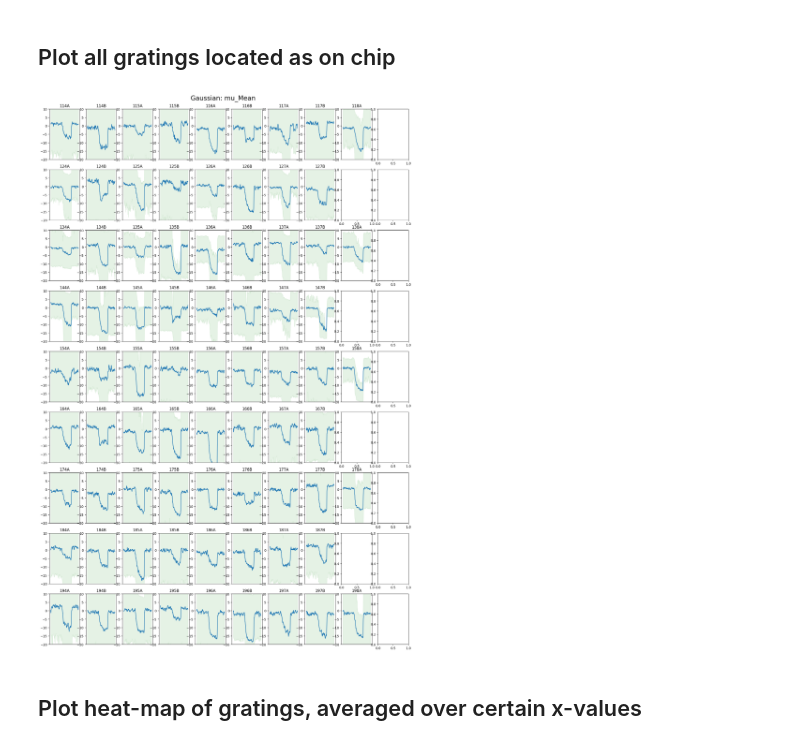
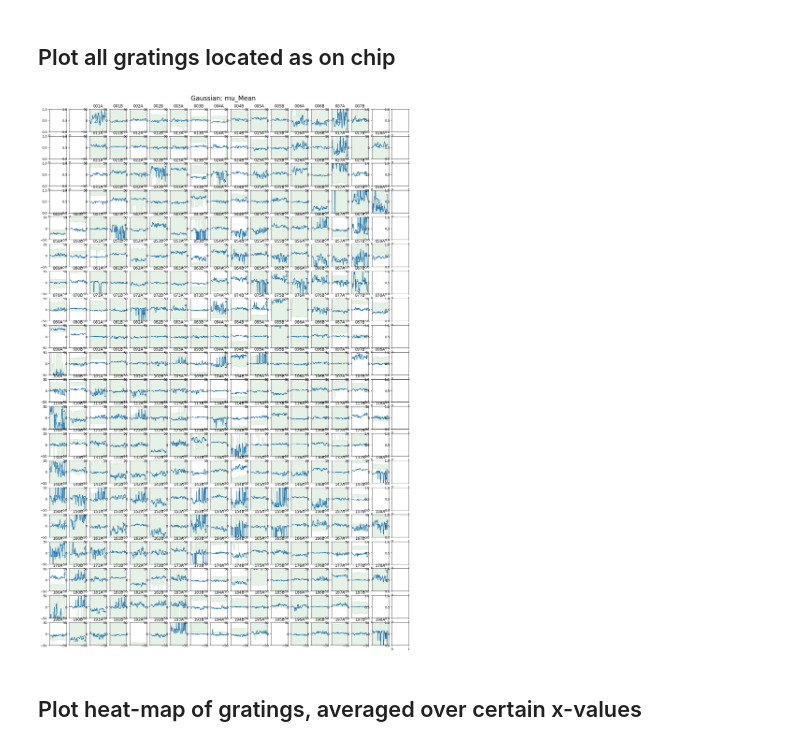
Before and after one commit to cr806/ChirpArrayScripts, a Jupyter notebook: notebook_files/Analyse_ROI_CSVs.ipynb, the cells around one changed output. Saved outputs shown, nothing was run; the diff lists cells and outputs as text; code cells hidden in the pictures.

Commit message:
Changes made for full array analysis

```diff
--- a/notebook_files/Analyse_ROI_CSVs.ipynb
+++ b/notebook_files/Analyse_ROI_CSVs.ipynb
@@ -9,7 +9,7 @@ from matplotlib.animation import FFMpegWriter
 pd.set_option('display.max_columns', None)
 pd.set_option('display.width', None)
 # %%
-root = Path('/Volumes/krauss/Lisa/GMR/Array/250424/650/loc1_1')
+root = Path('/Volumes/krauss/Callum/03_Data/17_array_testing')
 # %% [markdown]
 ## Plot gratings 1 and 2 separately (for comparison)
 # %%
@@ -162,8 +162,8 @@ variable = 'mu'
 technique = 'Mean'
 
 # Y-axis range
-vmin = -20
-vmax = 10
+vmin = -50
+vmax = 50
 
 window = 10
 
@@ -220,34 +220,34 @@ for p0, p1 in paired_prefixes:
         df1[data_name].iloc[0] + df2[data_name].iloc[0]
     )
     try:
         # # If timestamps are not aligned, use commented out code
         # x = range(len(df3))
         # ax[ax_idx_y][ax_idx_x].plot(x, df3.rolling(window=window).median())
         # ax[ax_idx_y][ax_idx_x].fill_between(
         #     x,
         #     df4.rolling(window=window).median(),
         #     df5.rolling(window=window).median(),
         #     color='green',
         #     alpha=0.1,
         # )
         ax[ax_idx_y][ax_idx_x].plot(df3.rolling(window=window).median())
         ax[ax_idx_y][ax_idx_x].fill_between(
             df1.index,
             df4.rolling(window=window).median(),
             df5.rolling(window=window).median(),
             color='green',
             alpha=0.1,
         )
         ax[ax_idx_y][ax_idx_x].set_title(df1['ROI-label'].iloc[0][:-2])
         ax[ax_idx_y][ax_idx_x].set_ylim([vmin, vmax])
         ax[ax_idx_y][ax_idx_x].set_xticks([])
     except Exception as e:
         print(f'Exception: {e}')
 fig.suptitle(f'Gaussian: {data_name}', fontsize=20, y=0.9)
 # plt.show()
 plt.savefig(Path(root, 'Results', 'Gaussian_Mu_Mean_Analysis.png'), dpi=300, bbox_inches='tight')
 # %% [output]
-[figure, old version]
+[figure, new version]
 # %% [markdown]
 ## Plot heat-map of gratings, averaged over certain x-values
 # %%
```
Also changed, not shown: parts of 3 cells of this notebook, 16 other files.
